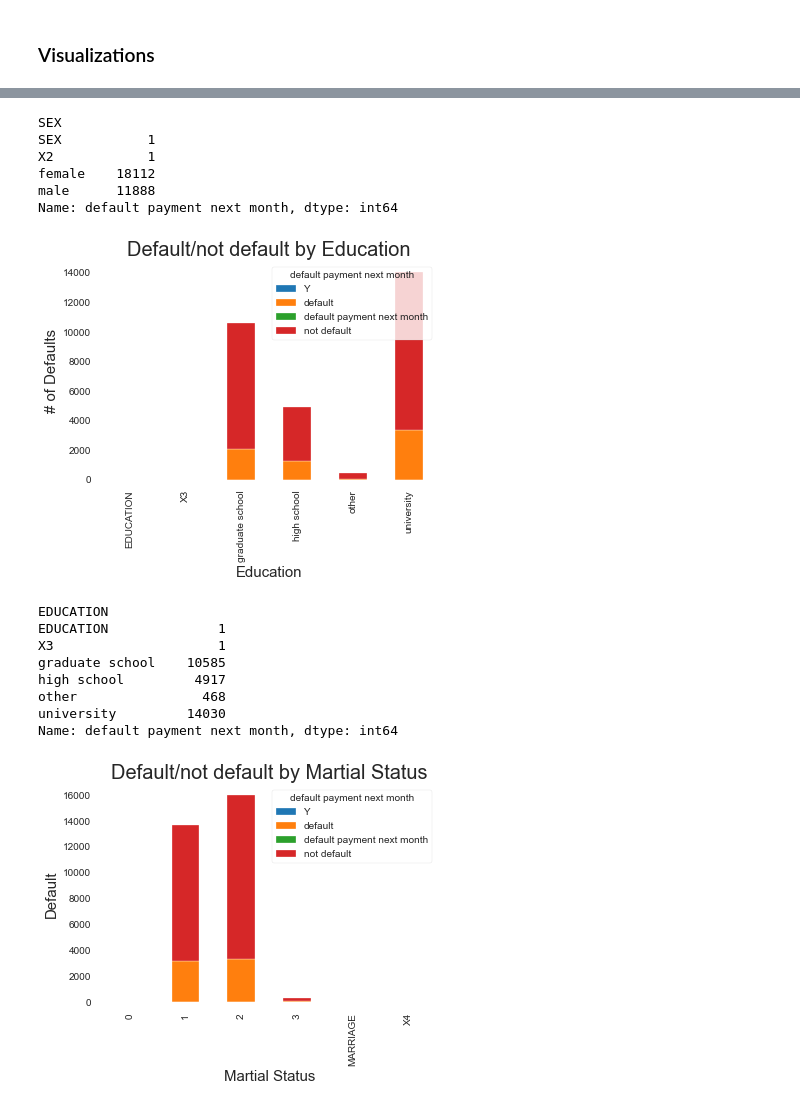
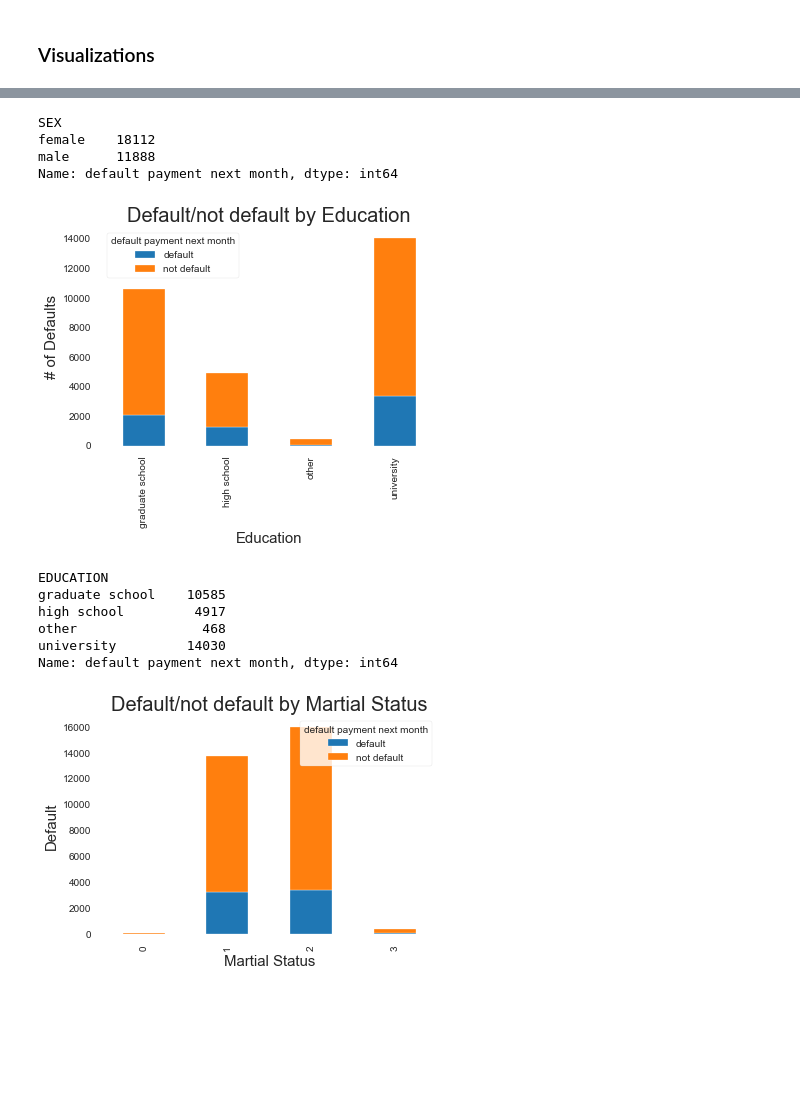
Before and after one commit to Abbyvill/sharing-notebook, a Jupyter notebook: C2 T1 - Define a Data Science Process.ipynb, the cells around one changed output, grey strips where cells are left out. Cells and saved outputs as stored; diff of their text form; code cells hidden in the pictures; blank space fills up the shorter version.

```diff
--- a/C2 T1 - Define a Data Science Process.ipynb
+++ b/C2 T1 - Define a Data Science Process.ipynb
@@ -299,0 +394,3 @@ dtype: int64
+# %%
+data = pd.read_csv('Credit Risk Data 3.csv')
+print(data.shape)
@@ -339,14 +482,12 @@ plt.show()
 # %%
-df.groupby('SEX')['default payment next month'].count()
+data.groupby('SEX')['default payment next month'].count()
 # %% [output]
 SEX
-SEX           1
-X2            1
 female    18112
 male      11888
 Name: default payment next month, dtype: int64
 # %%
-df.groupby(['EDUCATION','default payment next month']).size().unstack().plot(kind='bar',stacked=True)
+data.groupby(['EDUCATION','default payment next month']).size().unstack().plot(kind='bar',stacked=True)
 plt.title('Default/not default by Education', fontsize = 20)
 plt.xlabel('Education', fontsize = 15)
 plt.ylabel('# of Defaults', fontsize = 15)
@@ -356,13 +497,11 @@ squad = ['Graduate School', 'High School', 'Other', 'University']
 
 plt.show()
 # %% [output]
-[figure, old version]
+[figure, new version]
 # %%
-df.groupby('EDUCATION')['default payment next month'].count()
+data.groupby('EDUCATION')['default payment next month'].count()
 # %% [output]
 EDUCATION
-EDUCATION              1
-X3                     1
 graduate school    10585
 high school         4917
 other                468
@@ -370,14 +509,15 @@ university         14030
 Name: default payment next month, dtype: int64
 # %%
 ## X4=Marital status (1 = married; 2 = single; 3 = divorce; 0=others)
-df.groupby(['MARRIAGE','default payment next month']).size().unstack().plot(kind='bar',stacked=True)
+data.groupby(['MARRIAGE','default payment next month']).size().unstack().plot(kind='bar',stacked=True)
 plt.title('Default/not default by Martial Status', fontsize = 20)
 plt.xlabel('Martial Status', fontsize = 15)
 plt.ylabel('Default', fontsize = 15)
 
-
+X1 = [0,1,2,3]
+squad = ['Others', 'Married', 'Single', 'Divorce']
 
 plt.show()
 # %% [output]
-[figure, old version]
+[figure, new version]
 # %%
```
Also changed, not shown: parts of 25 cells of this notebook.
